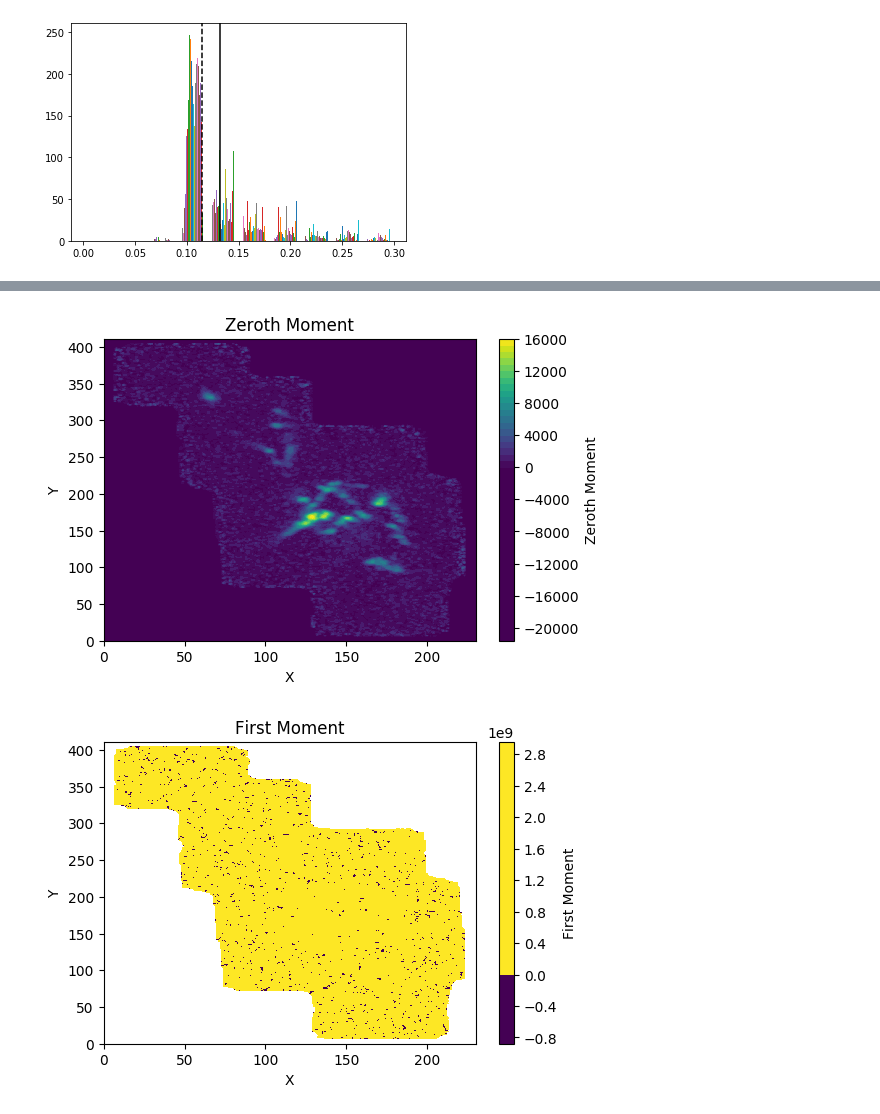
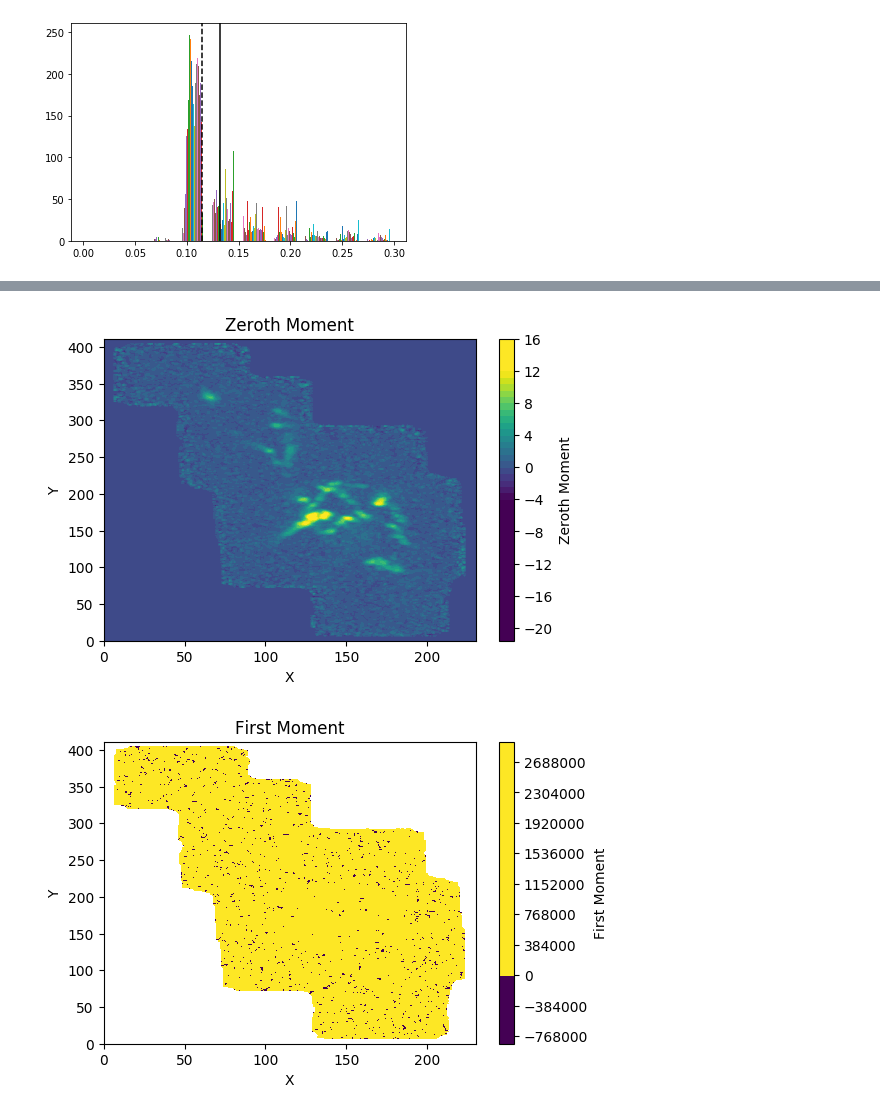
Before and after one commit to AveryGong515/CTA200, a Jupyter notebook: SURPproject_LilyGong.ipynb, the cells around one changed output, grey strips where cells are left out. Cells and saved outputs as stored; diff of their text form; code cells hidden in the pictures.

```diff
--- a/SURPproject_LilyGong.ipynb
+++ b/SURPproject_LilyGong.ipynb
@@ -135,7 +135,7 @@ for i in range(762):
     frequency[(i)]=f
 # %%
 #define a function to convert from frequency to velocity
-convert_v = lambda t: (constants.c)*(f0**2-t**2)/(f0**2+t**2)
+convert_v = lambda t: (constants.c/1000)*(f0**2-t**2)/(f0**2+t**2)
 velocity = convert_v(frequency)
 # %%
 #velocity resolution
@@ -185,17 +167,17 @@ for i in range(231):
 # %%
 i = np.arange(0,231,1)
 j = np.arange(0,412,1)
 X,Y = np.meshgrid(i,j)
 plt.figure(dpi=100)
 plt.contourf(X,Y,M0,levels=50)
-plt.clim(0,16000)
+plt.clim(-4,12)
 plt.xlabel("X")
 plt.ylabel("Y")
 plt.title("Zeroth Moment")
 plt.colorbar(label="Zeroth Moment",)
 plt.show()
 # %% [output]
-[figure, old version]
+[figure, new version]
 # %%
 M1 = np.zeros((412,231))
 for i in range(231):
@@ -207,15 +189,15 @@ i = np.arange(0,231,1)
 j = np.arange(0,412,1)
 X,Y = np.meshgrid(i,j)
 plt.figure(dpi=100)
-plt.contourf(X,Y,M1,levels=50)
-plt.clim(0,2.8)
+plt.contourf(X,Y,M1,levels=1000)
+plt.clim(0,20)
 plt.xlabel("X")
 plt.ylabel("Y")
 plt.title("First Moment")
 plt.colorbar(label="First Moment",)
 plt.show()
 # %% [output]
-[figure, old version]
+[figure, new version]
 # %%
 M2 = np.zeros((412,231))
 for i in range(231):
```
Also changed, not shown: parts of 3 cells of this notebook.
